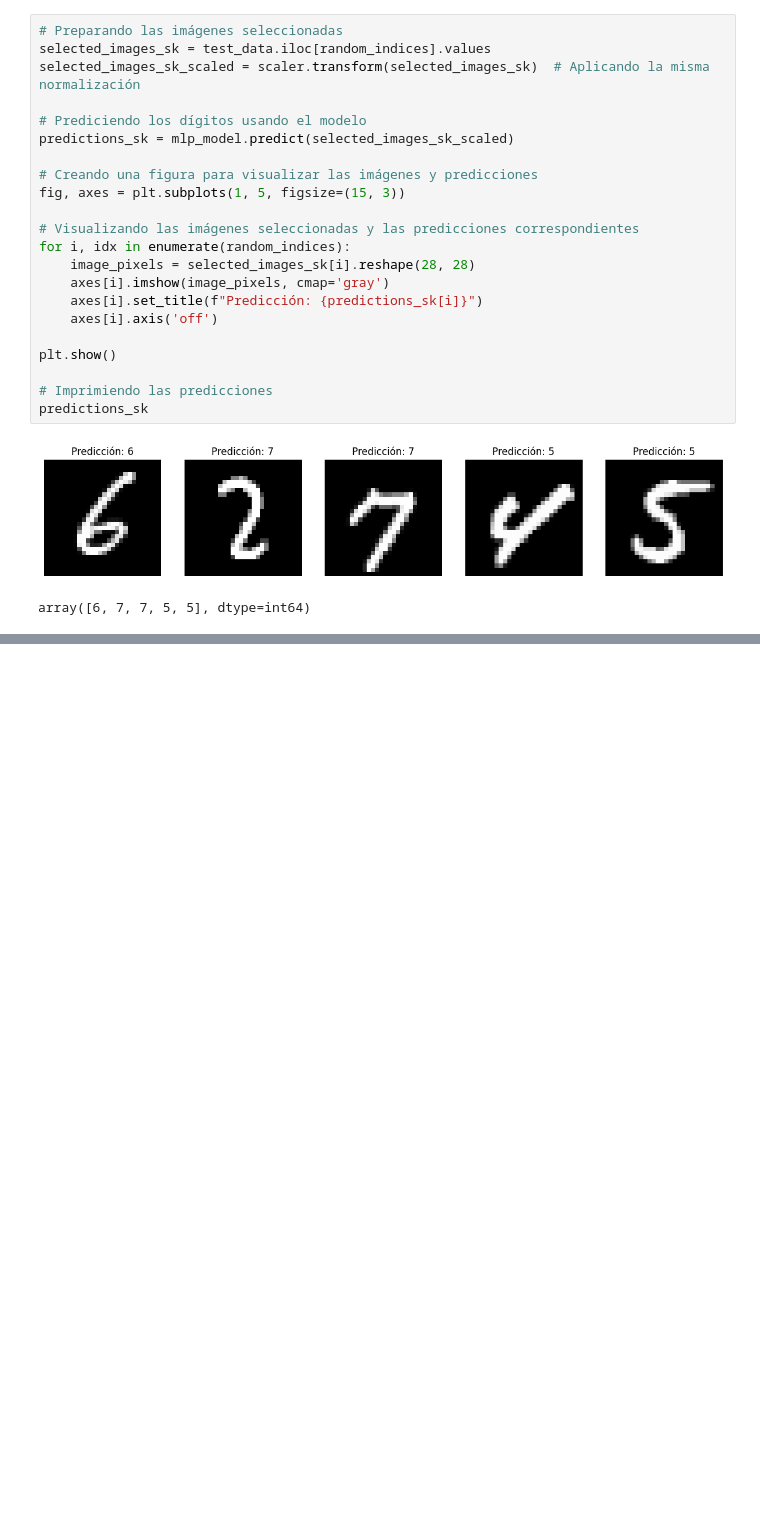
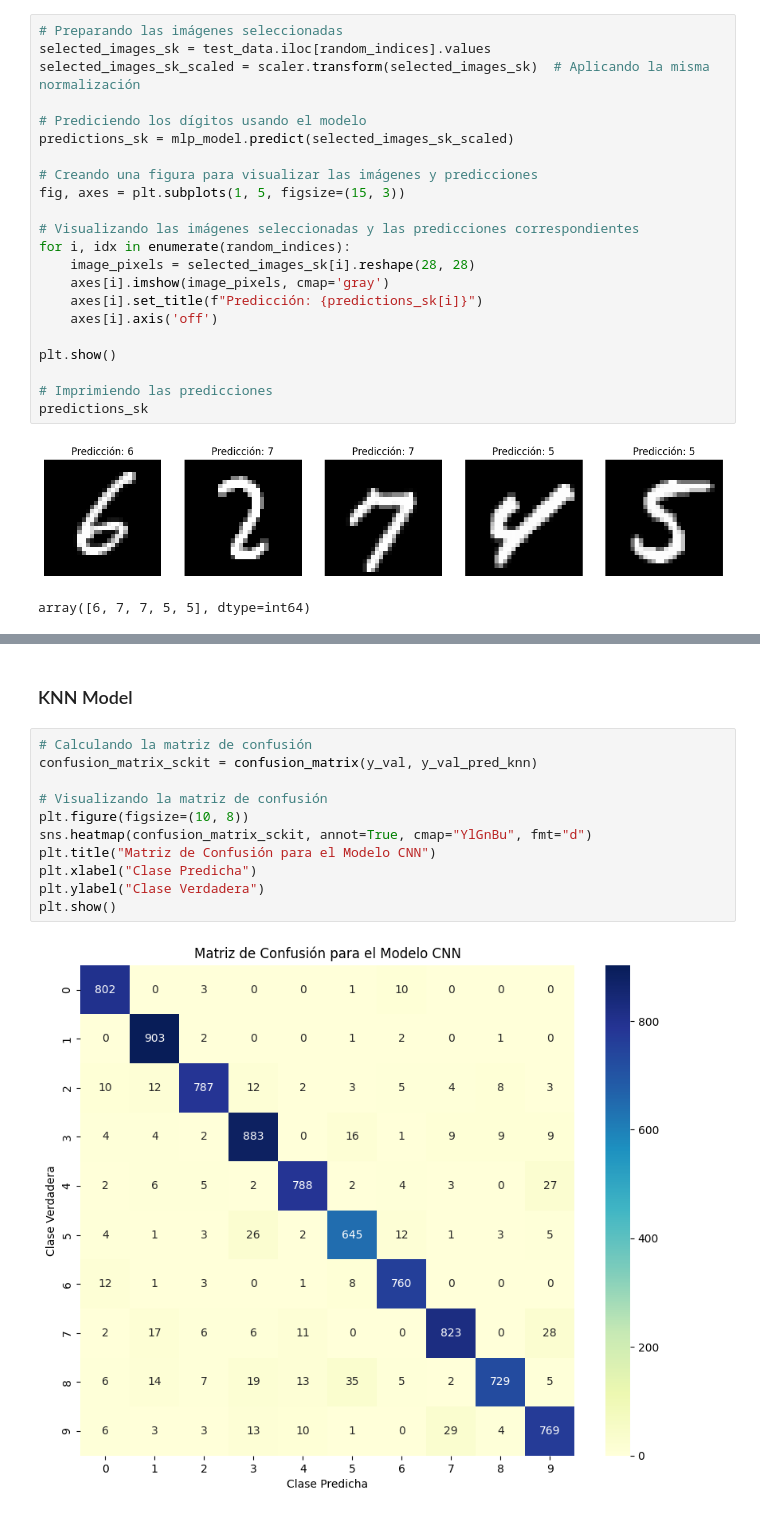
Before and after one commit to Jack200133/LAB3_DataScience, a Jupyter notebook: Part1Model.ipynb, the cells around one changed output, grey strips where cells are left out. Drawn from its saved outputs; the diff is of its cells as text; blank space fills up the shorter version.

```diff
--- a/Part1Model.ipynb
+++ b/Part1Model.ipynb
@@ -231,0 +333,15 @@ array([6, 7, 7, 5, 5], dtype=int64)
+# %% [markdown]
+### KNN Model
+# %%
+# Calculando la matriz de confusión
+confusion_matrix_sckit = confusion_matrix(y_val, y_val_pred_knn)
+
+# Visualizando la matriz de confusión
+plt.figure(figsize=(10, 8))
+sns.heatmap(confusion_matrix_sckit, annot=True, cmap="YlGnBu", fmt="d")
+plt.title("Matriz de Confusión para el Modelo CNN")
+plt.xlabel("Clase Predicha")
+plt.ylabel("Clase Verdadera")
+plt.show()
+# %% [output]
+[figure, added]
```
Also changed, not shown: parts of 11 cells of this notebook.
